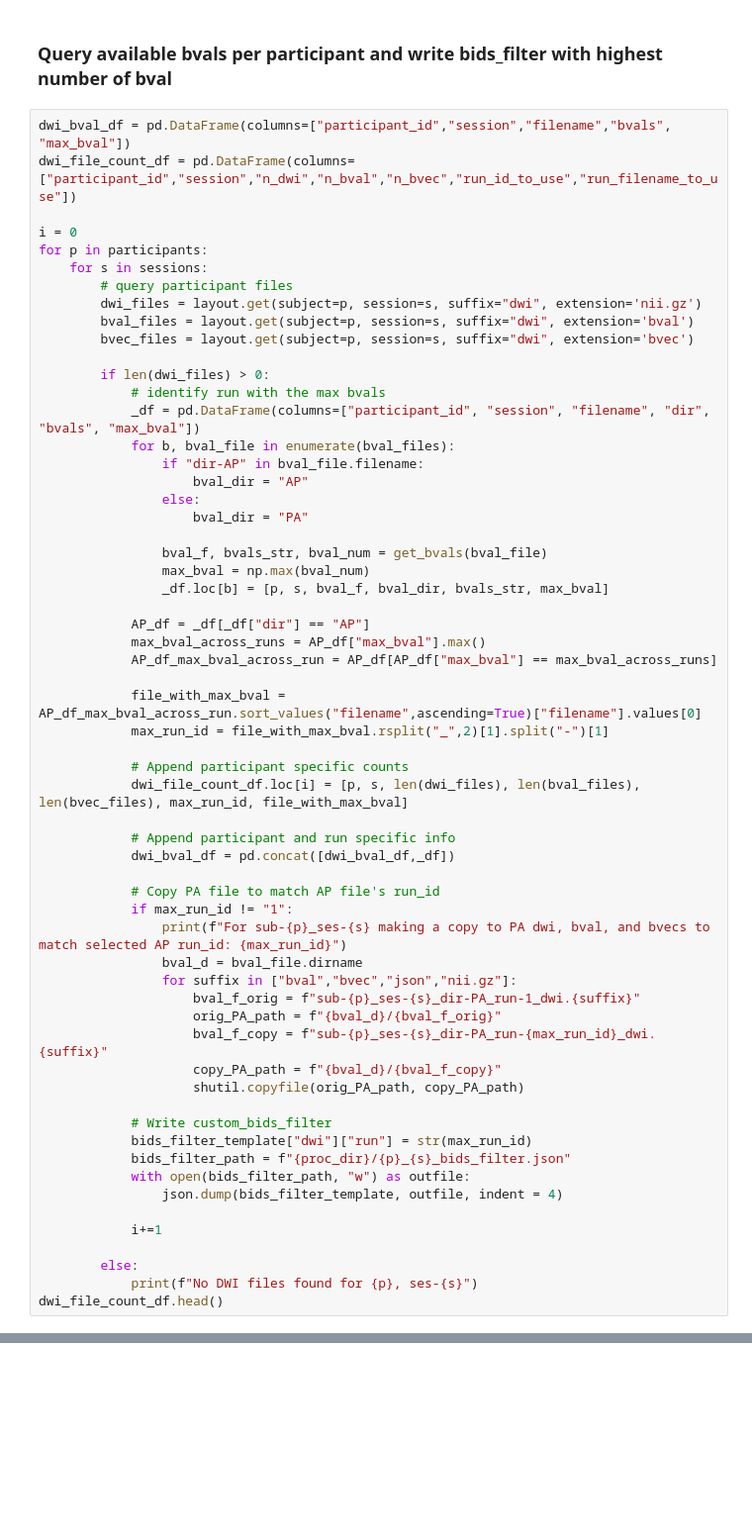
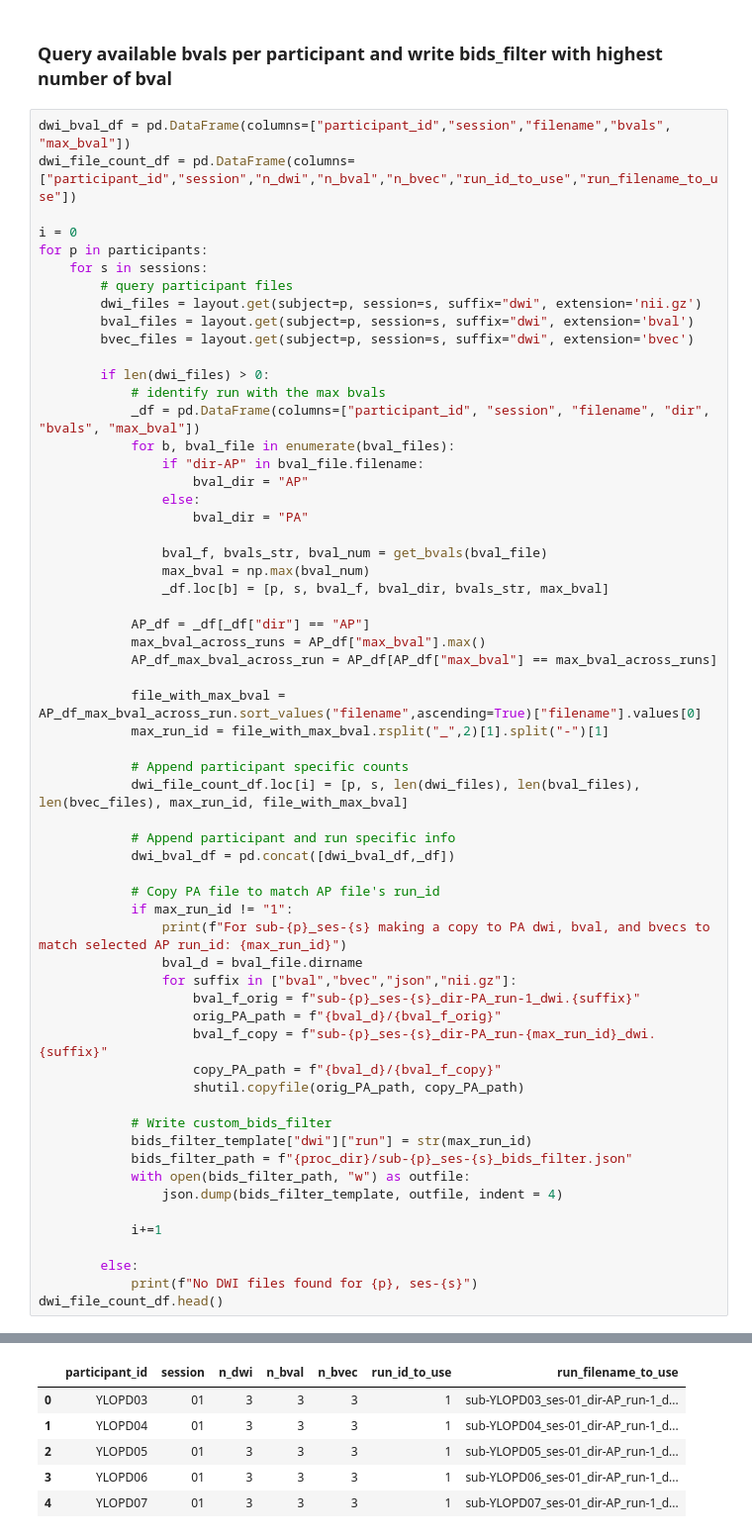
Before and after one commit to neurodatascience/ni-poppy_nimhans, a Jupyter notebook: nipoppy/workflow/proc_pipe/tractoflow/parse_dwi_runs.ipynb, the cells around one changed output, grey strips where cells are left out. Shown: that part at 99% size. Drawn from its saved outputs; the diff is of its cells as text; blank space fills up the shorter version.

Commit message:
added custom bids_filters per subject for tractoflow runs

```diff
--- a/nipoppy/workflow/proc_pipe/tractoflow/parse_dwi_runs.ipynb
+++ b/nipoppy/workflow/proc_pipe/tractoflow/parse_dwi_runs.ipynb
@@ -97,7 +99,7 @@ for p in participants:
 
             # Write custom_bids_filter
             bids_filter_template["dwi"]["run"] = str(max_run_id)
-            bids_filter_path = f"{proc_dir}/{p}_{s}_bids_filter.json"
+            bids_filter_path = f"{proc_dir}/sub-{p}_ses-{s}_bids_filter.json"
             with open(bids_filter_path, "w") as outfile:
                 json.dump(bids_filter_template, outfile, indent = 4)
 
@@ -106,3 +108,4 @@ for p in participants:
         else:
             print(f"No DWI files found for {p}, ses-{s}")
 dwi_file_count_df.head()
+# %% [output]
@@ -109,2 +129,8 @@ dwi_file_count_df.head()
+|  | participant_id | session | n_dwi | n_bval | n_bvec | run_id_to_use | run_filename_to_use |
+| 0 | YLOPD03 | 01 | 3 | 3 | 3 | 1 | sub-YLOPD03_ses-01_dir-AP_run-1_d... |
+| 1 | YLOPD04 | 01 | 3 | 3 | 3 | 1 | sub-YLOPD04_ses-01_dir-AP_run-1_d... |
+| 2 | YLOPD05 | 01 | 3 | 3 | 3 | 1 | sub-YLOPD05_ses-01_dir-AP_run-1_d... |
+| 3 | YLOPD06 | 01 | 3 | 3 | 3 | 1 | sub-YLOPD06_ses-01_dir-AP_run-1_d... |
+| 4 | YLOPD07 | 01 | 3 | 3 | 3 | 1 | sub-YLOPD07_ses-01_dir-AP_run-1_d... |
 # %%
 dwi_file_count_df.tail()
```
Also changed, not shown: parts of 7 cells of this notebook, 2 other files.
